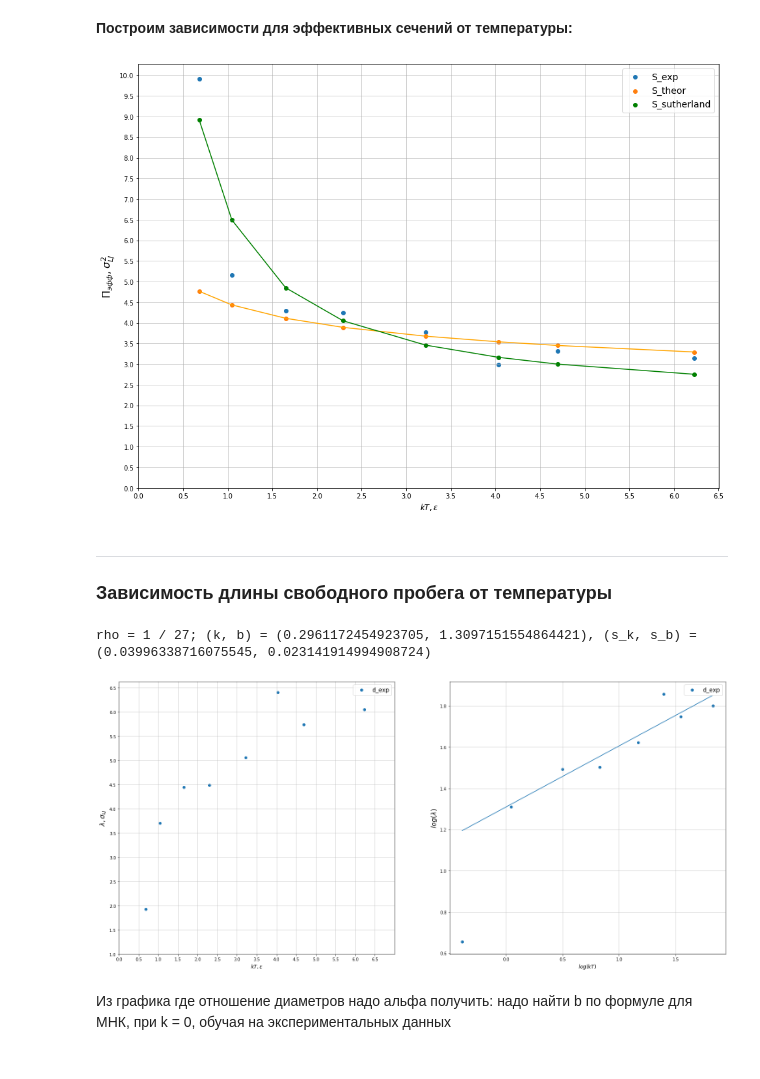
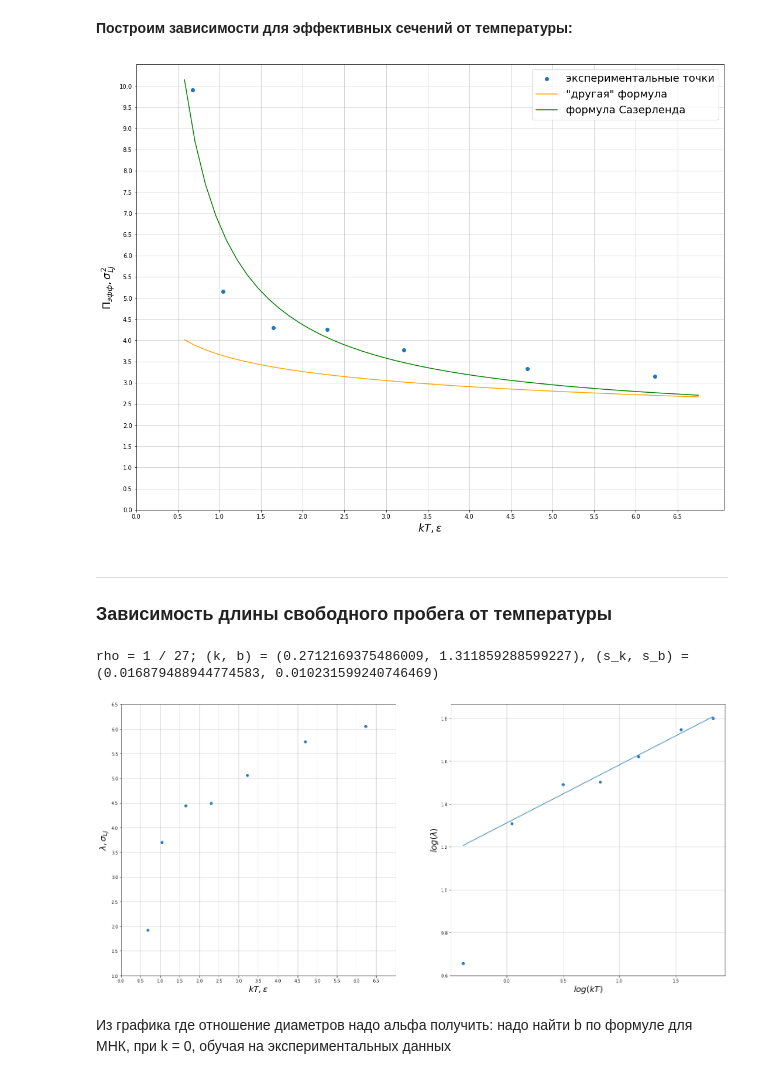
Before and after one commit to Alphonsce/molecular_modeling, a Jupyter notebook: python_realization/final_plotting.ipynb, the cells around one changed output. Cells and saved outputs as stored; diff of their text form; code cells hidden in the pictures.

```diff
--- a/python_realization/final_plotting.ipynb
+++ b/python_realization/final_plotting.ipynb
@@ -348,10 +354,12 @@ $\Pi(T)=\Pi_0 + \Pi_0 S\cdot \dfrac{1}{T}$ - ну и просто фитим п
 # %%
-ALPHA = 1.34 * 0.89     # это типо после фита горизонтальной прямой я получил 0.89
+ALPHA = 1.34   #* 0.89   - это типо после фита горизонтальной прямой я получил 0.89, чтобы нормально посмотреть погрешность надо прогнать с такой альфой
 S_SUTHERLAND_CONST = 2.35
 SIGMA_0 = 2.0
 
-def calculate_sigma(kT, D, rho=1 / 27, file_path='../graphs_rho_1_27/_dif_from_t_rho_1_27.csv'):
-    '''new version'''
+def calculate_sigma(kT, D, rho=1 / 27, file_path='../graphs_rho_1_27/_dif_from_t_rho_1_27.csv', s_D=0):
+    '''new version
+    s_D - погрешность измерения коэффициента диффузии
+    '''
     avg_V = np.sqrt(8 * (kT / np.pi))
     S_exp = (sqrt(2) * avg_V) / (3 * rho * D)
     lamb = 1 / (sqrt(2) * rho * S_exp)
@@ -359,6 +367,7 @@ def calculate_sigma(kT, D, rho=1 / 27, file_path='../graphs_rho_1_27/_dif_from_t
 
     d_theor = ALPHA * pow(kT, -1 / 12)
     S_theor = np.pi * d_theor ** 2
+    # print(f'Альфа:{ALPHA}')
 
     S_sutherland = SIGMA_0 * (1 + (S_SUTHERLAND_CONST / kT))     # площадь сечения по формуле Сазерленда
 
@@ -383,7 +392,8 @@ def calculate_sigma(kT, D, rho=1 / 27, file_path='../graphs_rho_1_27/_dif_from_t
                 'lambda': [lamb],
                 'S_exp': [S_exp],
                 'S_theor': [S_theor],
-                'S_sutherland': [S_sutherland]
+                'S_sutherland': [S_sutherland],
+                'error_D': [s_D]
                 })
         ])
 
@@ -617,26 +674,33 @@ b = 1.000086282894991, s_b = 0.16264483383177572
 Эффективный диаметр = 1 будет только при бесконечной температуре, если ориентироваться на формулу Сазерленда или на предложенную мной с -1/12 в степени, нас вполне устраивает, что функция стремится к 1 при увеличении температуры
 # %% [markdown]
 **Построим зависимости для эффективных сечений от температуры:**
+# %%
+ALPHA *= b
 # %%
-plt.figure(figsize=(16, 12))
+plt.figure(figsize=(18, 14))
+x = np.linspace(0.58, 6.75, 50)
 
 df = pd.read_csv(file)
-plt.scatter(df.kT, df['S_exp'], label=f'S_exp')
-plt.plot(df.kT, df['S_theor'], color='orange')
-plt.scatter(df.kT, df['S_theor'], label=f'S_theor')
-plt.scatter(df.kT, df['S_sutherland'], label=f'S_sutherland', color='green')
-plt.plot(df.kT, df['S_sutherland'], color='green')
+
+plt.scatter(df.kT, df['S_exp'], label=r'экспериментальные точки')
+
+d_theor = ALPHA * pow(x, -1 / 12)
+S_theor = np.pi * d_theor ** 2
+
+plt.plot(x, S_theor, color='orange', label=r'"другая" формула')
+
+plt.plot(x, SIGMA_0 + S_SUTHERLAND_CONST * SIGMA_0 / x, color='green', label="формула Сазерленда")
 
 plt.grid(alpha=0.7)
-plt.legend(loc='best', fontsize=14)
+plt.legend(loc='best', fontsize=18)
 plt.yticks(np.arange(0, 10.5, 0.5))
 plt.xticks(np.arange(0, 7, 0.5))
-plt.xlabel(r'$kT, \epsilon$', fontsize=12)
-plt.ylabel(r'$\Pi_{эфф}, \sigma_{LJ}^2$', fontsize=16)
+plt.xlabel(r'$kT, \epsilon$', fontsize=18)
+plt.ylabel(r'$\Pi_{эфф}, \sigma_{LJ}^2$', fontsize=18)
 
 plt.show()
 # %% [output]
-[figure, old version]
+[figure, new version]
 # %% [markdown]
 ---
 ### Зависимость длины свободного пробега от температуры
@@ -649,12 +713,11 @@ df = pd.read_csv(file)
 plt.scatter(df.kT, df['lambda'], label=f'd_exp')
 
 plt.grid(alpha=0.7)
-plt.legend(loc='best', fontsize=14)
 plt.yticks(np.arange(1, 7, 0.5))
 plt.xlim(xmin=0, xmax=7)
 plt.xticks(np.arange(0, 7, 0.5))
-plt.xlabel(r'$kT, \epsilon$', fontsize=12)
-plt.ylabel(r'$\lambda, \sigma_{LJ}$', fontsize=16)
+plt.xlabel(r'$kT, \epsilon$', fontsize=20)
+plt.ylabel(r'$\lambda, \sigma_{LJ}$', fontsize=20)
 
 plt.subplot(1, 2, 2)
 
@@ -666,17 +729,16 @@ plt.plot(x, k * x + b)
 plt.scatter(np.log(df.kT), np.log(df['lambda']), label=f'd_exp')
 
 plt.grid(alpha=0.7)
-plt.legend(loc='best', fontsize=14)
 # plt.yticks(np.arange(1, 7, 0.5))
 # plt.xlim(xmin=0, xmax=7)
 # plt.xticks(np.arange(0, 7, 0.5))
-plt.xlabel(r'$log(kT)$', fontsize=12)
-plt.ylabel(r'$log(\lambda)$', fontsize=16)
+plt.xlabel(r'$log(kT)$', fontsize=20)
+plt.ylabel(r'$log(\lambda)$', fontsize=20)
 
 plt.show()
 # %% [output]
-rho = 1 / 27; (k, b) = (0.2961172454923705, 1.3097151554864421), (s_k, s_b) = (0.03996338716075545, 0.023141914994908724)
+rho = 1 / 27; (k, b) = (0.2712169375486009, 1.311859288599227), (s_k, s_b) = (0.016879488944774583, 0.010231599240746469)
-[figure, old version]
+[figure, new version]
 # %% [markdown]
 Из графика где отношение диаметров надо альфа получить: надо найти b по формуле для МНК, при k = 0, обучая на экспериментальных данных
 # %% [markdown]
```
Also changed, not shown: parts of 14 cells of this notebook, 2 other files.
